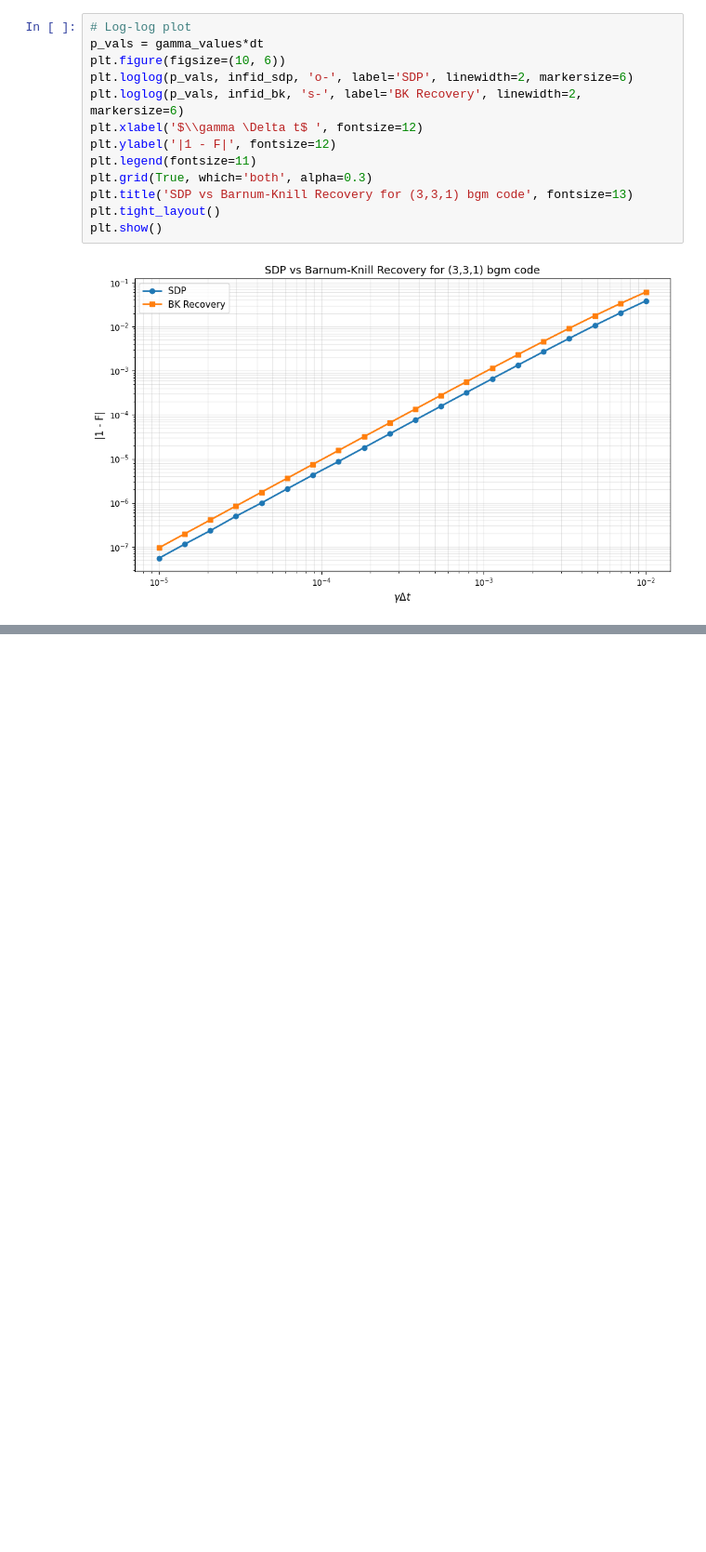
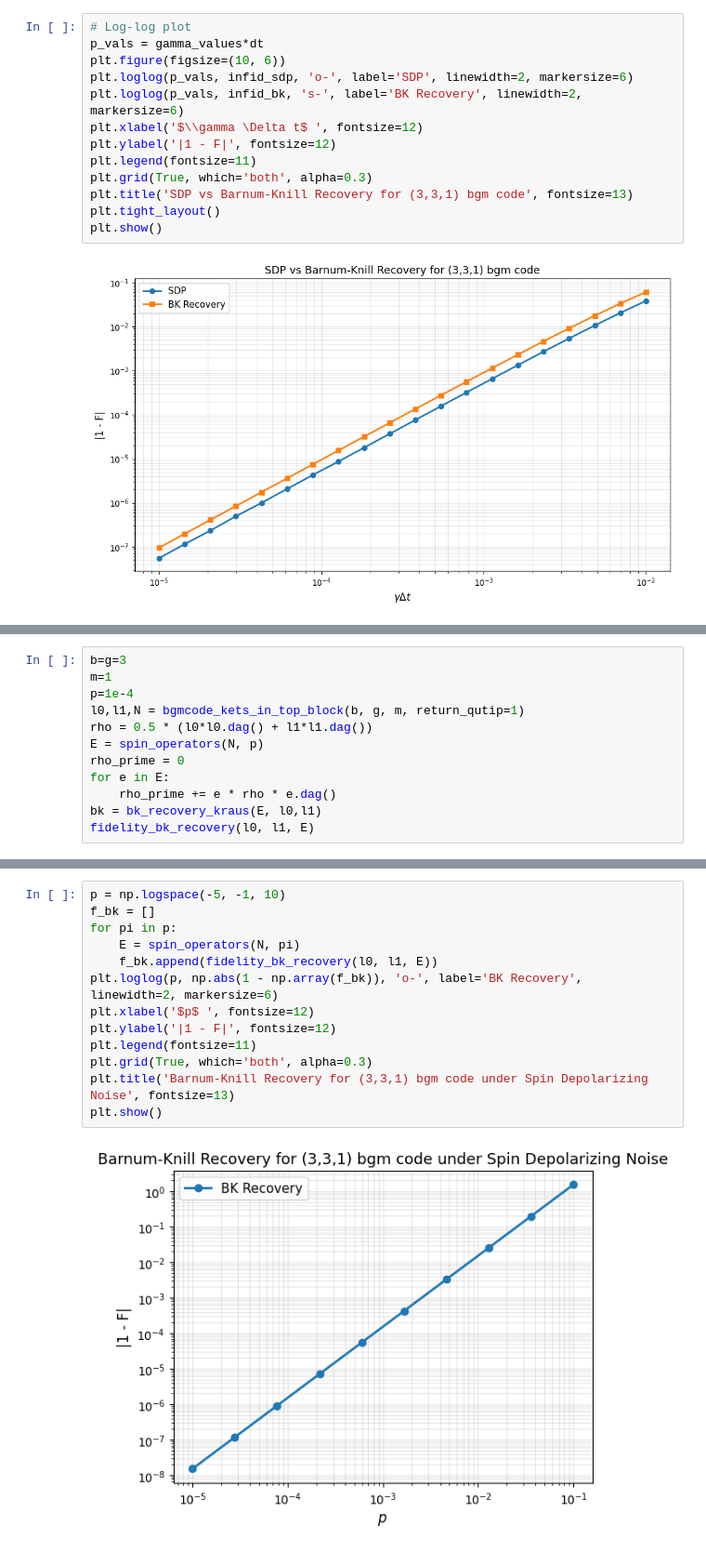
Before and after one commit to OmprakashChandra/qer-pi, a Jupyter notebook: python/notebooks/bk_recovery.ipynb, the cells around one changed output, grey strips where cells are left out. Shown at 93% size. Drawn from its saved outputs; the diff is of its cells as text; blank space fills up the shorter version.

Commit message:
added notebook computing bk recovery for bgm code against global depolarising error model

```diff
--- a/python/notebooks/bk_recovery.ipynb
+++ b/python/notebooks/bk_recovery.ipynb
@@ -103,0 +130,12 @@ plt.show()
+# %%
+b=g=3
+m=1
+p=1e-4
+l0,l1,N = bgmcode_kets_in_top_block(b, g, m, return_qutip=1)
+rho = 0.5 * (l0*l0.dag() + l1*l1.dag())
+E = spin_operators(N, p)
+rho_prime = 0
+for e in E:
+    rho_prime += e * rho * e.dag()
+bk = bk_recovery_kraus(E, l0,l1)
+fidelity_bk_recovery(l0, l1, E)
@@ -103,0 +151,15 @@ plt.show()
+# %%
+p = np.logspace(-5, -1, 10)
+f_bk = []
+for pi in p:
+    E = spin_operators(N, pi)
+    f_bk.append(fidelity_bk_recovery(l0, l1, E))
+plt.loglog(p, np.abs(1 - np.array(f_bk)), 'o-', label='BK Recovery', linewidth=2, markersize=6)
+plt.xlabel('$p$ ', fontsize=12)
+plt.ylabel('|1 - F|', fontsize=12)
+plt.legend(fontsize=11)
+plt.grid(True, which='both', alpha=0.3)
+plt.title('Barnum-Knill Recovery for (3,3,1) bgm code under Spin Depolarizing Noise', fontsize=13)
+plt.show()
+# %% [output]
+[figure, added]
```
Also changed, not shown: parts of 5 cells of this notebook, 1 other file.
